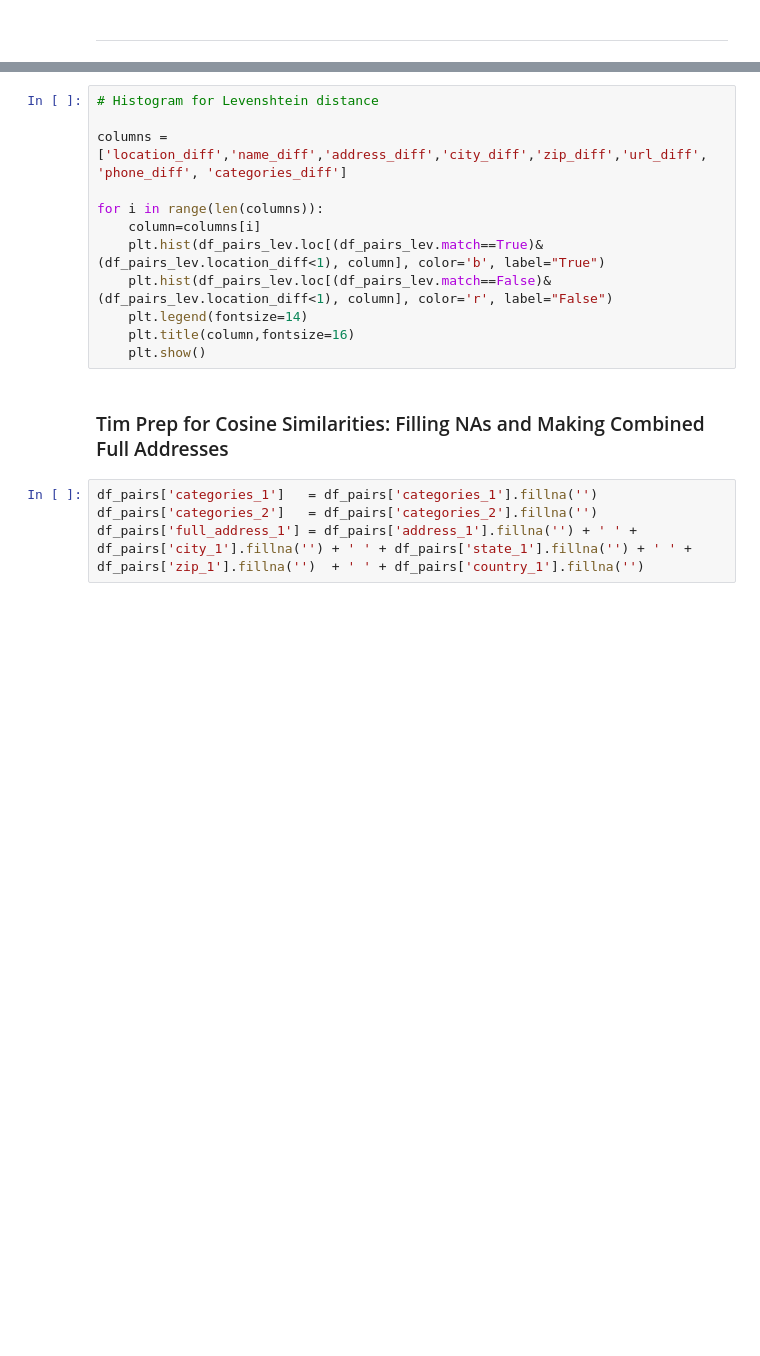
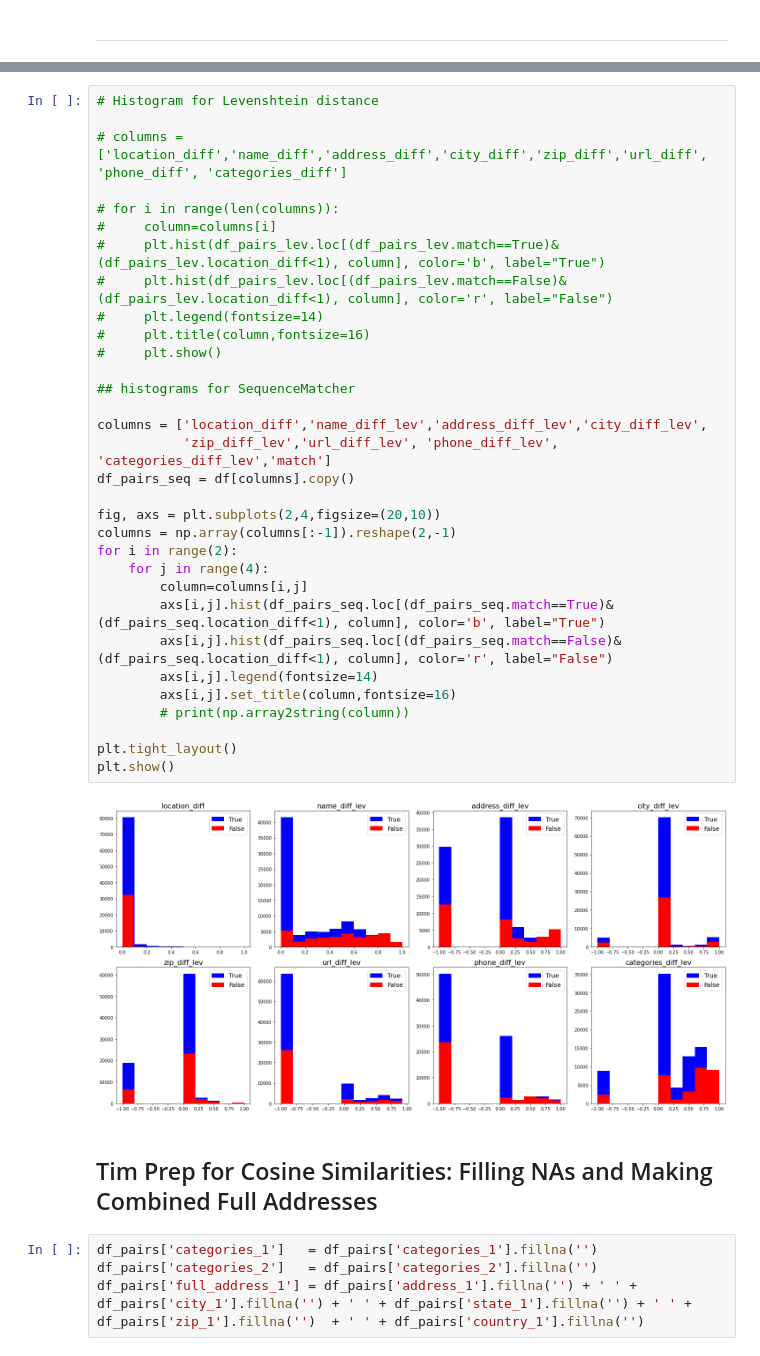
Before and after one commit to gormantt/foursquare-location-matching, a Jupyter notebook: group_code/4square-eda2.0.ipynb, the cells around one changed output, grey strips where cells are left out. Cells and saved outputs as stored; diff of their text form; blank space fills up the shorter version.

```diff
--- a/group_code/4square-eda2.0.ipynb
+++ b/group_code/4square-eda2.0.ipynb
@@ -708,17 +946,39 @@ for i in range(len(columns)):
 # %%
 # Histogram for Levenshtein distance
 
-columns = ['location_diff','name_diff','address_diff','city_diff','zip_diff','url_diff', 'phone_diff', 'categories_diff']
+# columns = ['location_diff','name_diff','address_diff','city_diff','zip_diff','url_diff', 'phone_diff', 'categories_diff']
 
-for i in range(len(columns)):
-    column=columns[i]
-    plt.hist(df_pairs_lev.loc[(df_pairs_lev.match==True)&(df_pairs_lev.location_diff<1), column], color='b', label="True")
-    plt.hist(df_pairs_lev.loc[(df_pairs_lev.match==False)&(df_pairs_lev.location_diff<1), column], color='r', label="False")
-    plt.legend(fontsize=14)
-    plt.title(column,fontsize=16)
-    plt.show()
+# for i in range(len(columns)):
+#     column=columns[i]
+#     plt.hist(df_pairs_lev.loc[(df_pairs_lev.match==True)&(df_pairs_lev.location_diff<1), column], color='b', label="True")
+#     plt.hist(df_pairs_lev.loc[(df_pairs_lev.match==False)&(df_pairs_lev.location_diff<1), column], color='r', label="False")
+#     plt.legend(fontsize=14)
+#     plt.title(column,fontsize=16)
+#     plt.show()
+
+## histograms for SequenceMatcher
+
+columns = ['location_diff','name_diff_lev','address_diff_lev','city_diff_lev',
+           'zip_diff_lev','url_diff_lev', 'phone_diff_lev', 'categories_diff_lev','match']
+df_pairs_seq = df[columns].copy()
+
+fig, axs = plt.subplots(2,4,figsize=(20,10))
+columns = np.array(columns[:-1]).reshape(2,-1)
+for i in range(2):
+    for j in range(4):
+        column=columns[i,j]
+        axs[i,j].hist(df_pairs_seq.loc[(df_pairs_seq.match==True)&(df_pairs_seq.location_diff<1), column], color='b', label="True")
+        axs[i,j].hist(df_pairs_seq.loc[(df_pairs_seq.match==False)&(df_pairs_seq.location_diff<1), column], color='r', label="False")
+        axs[i,j].legend(fontsize=14)
+        axs[i,j].set_title(column,fontsize=16)
+        # print(np.array2string(column))
+
+plt.tight_layout()
+plt.show()
+# %% [output]
+[figure, added]
 # %% [markdown]
-### Tim Prep for Cosine Similarities: Filling NAs and  Making Combined Full Addresses
+## Tim Prep for Cosine Similarities: Filling NAs and  Making Combined Full Addresses
 # %%
 df_pairs['categories_1']   = df_pairs['categories_1'].fillna('')
 df_pairs['categories_2']   = df_pairs['categories_2'].fillna('')
```
Also changed, not shown: parts of 51 cells of this notebook, 1 other file.
